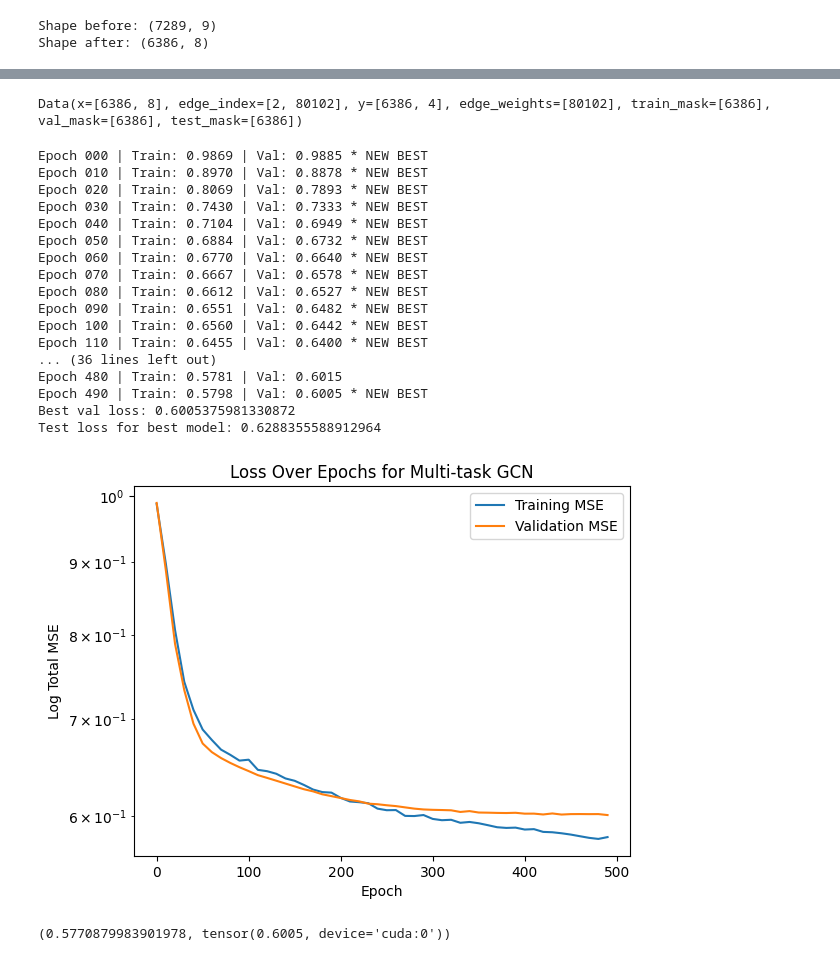
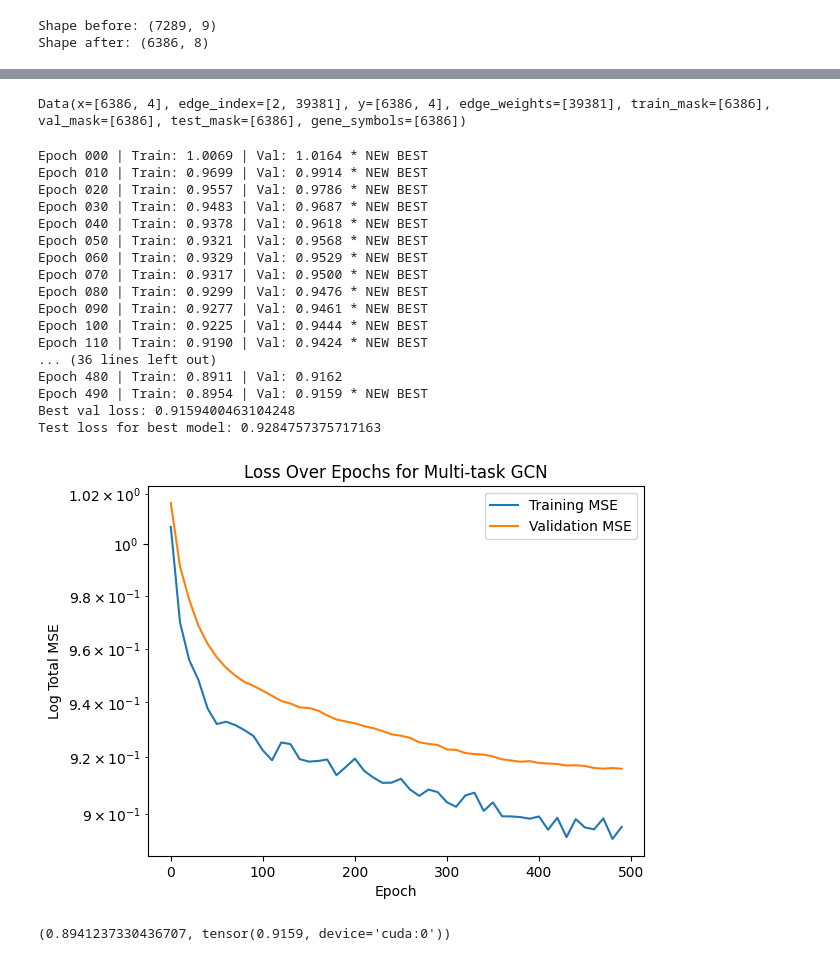
Before and after one commit to qyxhust/Chem277-Team4-Project, a Jupyter notebook: GCN_all4/GCN_all4.ipynb, the cells around one changed output, grey strips where cells are left out. Saved outputs shown, nothing was run; the diff lists cells and outputs as text; code cells hidden in the pictures.

Commit message:
Updated X and Y, data loading/cleaning based on GAT updates

```diff
--- a/GCN_all4/GCN_all4.ipynb
+++ b/GCN_all4/GCN_all4.ipynb
@@ -65,7 +87,7 @@ final_features = [
     'AD_beta', 'AD_logp',
     'PD_beta', 'PD_logp',
     'FTD_beta', 'FTD_logp',
-    'ALS_beta', 'ALS_p'
+    'ALS_beta', 'ALS_logp'
 ]
 
 # filter out old p value cols
@@ -81,0 +136,7 @@ final_features_df.head()
+# %%
+# load in nodes and edges
+nodes_raw = pd.read_csv('ppi_nodes_raw.csv')
+edges_raw = pd.read_csv('ppi_edges_raw.csv')
+
+print(nodes_raw.shape)
+print(edges_raw.shape)
@@ -100,22 +257,19 @@ edges.head()
 # %%
 # Generate torch_geometric.data.data Data object
 
-scaler = StandardScaler() # we need to scale our beta values
+scaler = StandardScaler() # we need to scale our beta values and p values
+
+label_cols   = ['AD_beta', 'PD_beta', 'FTD_beta', 'ALS_beta']
+feature_cols = ['AD_logp', 'PD_logp', 'FTD_logp', 'ALS_logp']
 
 # create X
-X_scaled = scaler.fit_transform(final_features_df.values)
+X_scaled = scaler.fit_transform(final_features_df[feature_cols].values)
 X = torch.tensor(X_scaled, dtype=torch.float)
 
 # create Y - we're predicting beta values for all 4 diseases
-y_df = features_df[['AD_beta', 'PD_beta', 'FTD_beta', 'ALS_beta']]
+y_df = final_features_df[label_cols]
 y_scaled = scaler.fit_transform(y_df.values)
 Y = torch.tensor(y_scaled, dtype=torch.float)
-
-# create edge index tensor
-edge_index = torch.tensor(edge_indices_transposed, dtype = torch.long)
-
-# create edge weight tensor
-edge_weights = torch.tensor(edges['weight'].values, dtype=torch.float)
 
 
 # create training, validation, and testing masks (60/20/20 split)
@@ -130,15 +284,16 @@ test_mask = torch.tensor(split_labels==2, dtype=torch.bool)
 graph_data = Data(
     x=X,
     edge_index=edge_index,
-    edge_weights=edge_weights,
+    edge_weights=edge_weight,
     y=Y,
     train_mask=train_mask,
     val_mask=val_mask,
-    test_mask=test_mask
+    test_mask=test_mask,
+    gene_symbols=gene_symbols
 )
 graph_data
 # %% [output]
-Data(x=[6386, 8], edge_index=[2, 80102], y=[6386, 4], edge_weights=[80102], train_mask=[6386], val_mask=[6386], test_mask=[6386])
+Data(x=[6386, 4], edge_index=[2, 39381], y=[6386, 4], edge_weights=[39381], train_mask=[6386], val_mask=[6386], test_mask=[6386], gene_symbols=[6386])
 # %%
 def get_loss_weights(df):
     '''
@@ -215,7 +370,7 @@ class My_GCN(torch.nn.Module):
         Returns
         -------
         AD_pred, PD_pred, FTD_pred, ALS_pred : Pytorch tensors
-            Beta predictions for each disease.
+            Beta value predictions for each disease.
         '''
         x, edge_index, edge_weight = data.x, data.edge_index, data.edge_weights
 
@@ -401,52 +556,52 @@ class FitModel():
         Plots MSE loss over epochs for training and validation.
 
         Parameters
         ----------
         train_losses : list
             List containing training losses for all epochs.
         val_losses : list
             List containing validation losses for all epochs.
         epoch_nums : list
             List containing epoch numbers.
         '''
 
         plt.figure()
         plt.plot(epoch_nums, train_losses, label = 'Training MSE')
         plt.plot(epoch_nums, val_losses, label = 'Validation MSE')
 
         plt.title("Loss Over Epochs for Multi-task GCN")
         plt.xlabel("Epoch")
         plt.ylabel("Log Total MSE")
         plt.yscale("log")
         plt.legend()
         plt.show()
 
 device = torch.device('cuda' if torch.cuda.is_available() else 'cpu')
-my_model = My_GCN(num_features=X.shape[1], n_neurons=128, dropout=0.5) # parameters determined through hyperparameter search
+my_model = My_GCN(num_features=X.shape[1], n_neurons=64, dropout=0.5) # parameters determined through hyperparameter search
 my_model = my_model.to(device)
 graph_data = graph_data.to(device)
 My_Fit = FitModel(my_model, 0.001)
 My_Fit.run(graph_data)
 # %% [output]
-Epoch 000 | Train: 0.9869 | Val: 0.9885 * NEW BEST
-Epoch 010 | Train: 0.8970 | Val: 0.8878 * NEW BEST
-Epoch 020 | Train: 0.8069 | Val: 0.7893 * NEW BEST
-Epoch 030 | Train: 0.7430 | Val: 0.7333 * NEW BEST
-Epoch 040 | Train: 0.7104 | Val: 0.6949 * NEW BEST
-Epoch 050 | Train: 0.6884 | Val: 0.6732 * NEW BEST
-Epoch 060 | Train: 0.6770 | Val: 0.6640 * NEW BEST
-Epoch 070 | Train: 0.6667 | Val: 0.6578 * NEW BEST
-Epoch 080 | Train: 0.6612 | Val: 0.6527 * NEW BEST
-Epoch 090 | Train: 0.6551 | Val: 0.6482 * NEW BEST
-Epoch 100 | Train: 0.6560 | Val: 0.6442 * NEW BEST
-Epoch 110 | Train: 0.6455 | Val: 0.6400 * NEW BEST
+Epoch 000 | Train: 1.0069 | Val: 1.0164 * NEW BEST
+Epoch 010 | Train: 0.9699 | Val: 0.9914 * NEW BEST
+Epoch 020 | Train: 0.9557 | Val: 0.9786 * NEW BEST
+Epoch 030 | Train: 0.9483 | Val: 0.9687 * NEW BEST
+Epoch 040 | Train: 0.9378 | Val: 0.9618 * NEW BEST
+Epoch 050 | Train: 0.9321 | Val: 0.9568 * NEW BEST
+Epoch 060 | Train: 0.9329 | Val: 0.9529 * NEW BEST
+Epoch 070 | Train: 0.9317 | Val: 0.9500 * NEW BEST
+Epoch 080 | Train: 0.9299 | Val: 0.9476 * NEW BEST
+Epoch 090 | Train: 0.9277 | Val: 0.9461 * NEW BEST
+Epoch 100 | Train: 0.9225 | Val: 0.9444 * NEW BEST
+Epoch 110 | Train: 0.9190 | Val: 0.9424 * NEW BEST
 ... (36 lines left out)
-Epoch 480 | Train: 0.5781 | Val: 0.6015
-Epoch 490 | Train: 0.5798 | Val: 0.6005 * NEW BEST
-Best val loss: 0.6005375981330872
-Test loss for best model: 0.6288355588912964
+Epoch 480 | Train: 0.8911 | Val: 0.9162
+Epoch 490 | Train: 0.8954 | Val: 0.9159 * NEW BEST
+Best val loss: 0.9159400463104248
+Test loss for best model: 0.9284757375717163
-[figure, old version]
+[figure, new version]
-(0.5770879983901978, tensor(0.6005, device='cuda:0'))
+(0.8941237330436707, tensor(0.9159, device='cuda:0'))
 # %%
 # hyperparameter tuning
 My_Fit.hp_tuning(graph_data, X.shape[1])
```
Also changed, not shown: parts of 7 cells of this notebook, 3 other files.
